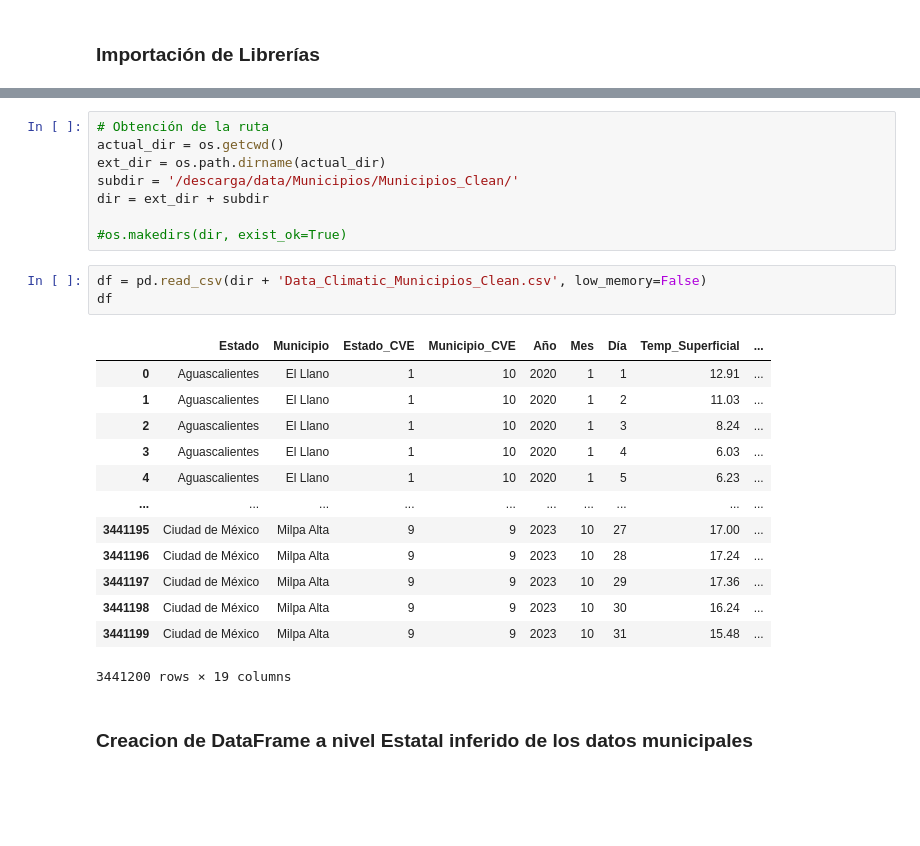
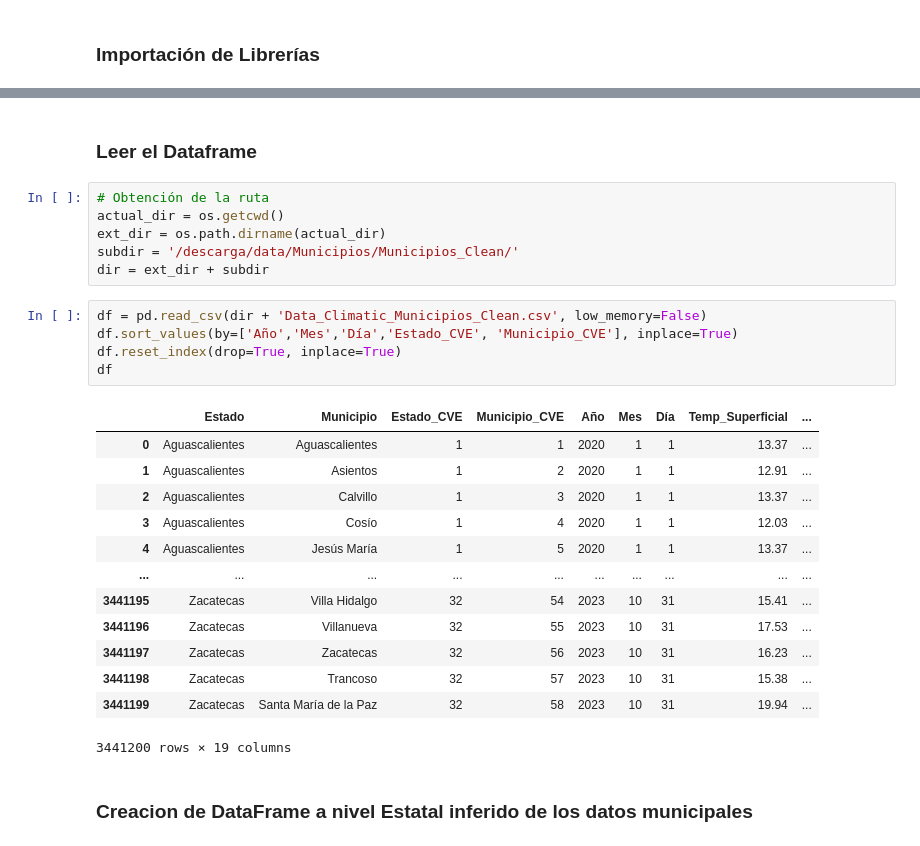
Before and after one commit to ProyectosMCD/RedBAMX, a Jupyter notebook: EDA/EDA_Datos Climaticos_Municipio_NASA-API.ipynb, the cells around one changed output, grey strips where cells are left out. Cells and saved outputs as stored; diff of their text form; blank space fills up the shorter version.

```diff
--- a/EDA/EDA_Datos Climaticos_Municipio_NASA-API.ipynb
+++ b/EDA/EDA_Datos Climaticos_Municipio_NASA-API.ipynb
@@ -8,27 +20,29 @@ pd.set_option('display.max_columns', None)
+# %% [markdown]
+### Leer el Dataframe
 # %%
 # Obtención de la ruta
 actual_dir = os.getcwd()
 ext_dir = os.path.dirname(actual_dir)
 subdir = '/descarga/data/Municipios/Municipios_Clean/'
 dir = ext_dir + subdir
-
-#os.makedirs(dir, exist_ok=True)
 # %%
 df = pd.read_csv(dir + 'Data_Climatic_Municipios_Clean.csv', low_memory=False)
+df.sort_values(by=['Año','Mes','Día','Estado_CVE', 'Municipio_CVE'], inplace=True)
+df.reset_index(drop=True, inplace=True)
 df
 # %% [output]
 |  | Estado | Municipio | Estado_CVE | Municipio_CVE | Año | Mes | Día | Temp_Superficial | ... |
-| 0 | Aguascalientes | El Llano | 1 | 10 | 2020 | 1 | 1 | 12.91 | ... |
-| 1 | Aguascalientes | El Llano | 1 | 10 | 2020 | 1 | 2 | 11.03 | ... |
-| 2 | Aguascalientes | El Llano | 1 | 10 | 2020 | 1 | 3 | 8.24 | ... |
-| 3 | Aguascalientes | El Llano | 1 | 10 | 2020 | 1 | 4 | 6.03 | ... |
-| 4 | Aguascalientes | El Llano | 1 | 10 | 2020 | 1 | 5 | 6.23 | ... |
+| 0 | Aguascalientes | Aguascalientes | 1 | 1 | 2020 | 1 | 1 | 13.37 | ... |
+| 1 | Aguascalientes | Asientos | 1 | 2 | 2020 | 1 | 1 | 12.91 | ... |
+| 2 | Aguascalientes | Calvillo | 1 | 3 | 2020 | 1 | 1 | 13.37 | ... |
+| 3 | Aguascalientes | Cosío | 1 | 4 | 2020 | 1 | 1 | 12.03 | ... |
+| 4 | Aguascalientes | Jesús María | 1 | 5 | 2020 | 1 | 1 | 13.37 | ... |
 | ... | ... | ... | ... | ... | ... | ... | ... | ... | ... |
-| 3441195 | Ciudad de México | Milpa Alta | 9 | 9 | 2023 | 10 | 27 | 17.00 | ... |
-| 3441196 | Ciudad de México | Milpa Alta | 9 | 9 | 2023 | 10 | 28 | 17.24 | ... |
-| 3441197 | Ciudad de México | Milpa Alta | 9 | 9 | 2023 | 10 | 29 | 17.36 | ... |
-| 3441198 | Ciudad de México | Milpa Alta | 9 | 9 | 2023 | 10 | 30 | 16.24 | ... |
-| 3441199 | Ciudad de México | Milpa Alta | 9 | 9 | 2023 | 10 | 31 | 15.48 | ... |
+| 3441195 | Zacatecas | Villa Hidalgo | 32 | 54 | 2023 | 10 | 31 | 15.41 | ... |
+| 3441196 | Zacatecas | Villanueva | 32 | 55 | 2023 | 10 | 31 | 17.53 | ... |
+| 3441197 | Zacatecas | Zacatecas | 32 | 56 | 2023 | 10 | 31 | 16.23 | ... |
+| 3441198 | Zacatecas | Trancoso | 32 | 57 | 2023 | 10 | 31 | 15.38 | ... |
+| 3441199 | Zacatecas | Santa María de la Paz | 32 | 58 | 2023 | 10 | 31 | 19.94 | ... |
 3441200 rows × 19 columns
 # %% [markdown]
 ### Creacion de DataFrame a nivel Estatal inferido de los datos municipales
```
Also changed, not shown: parts of 14 cells of this notebook, 2 other files.
